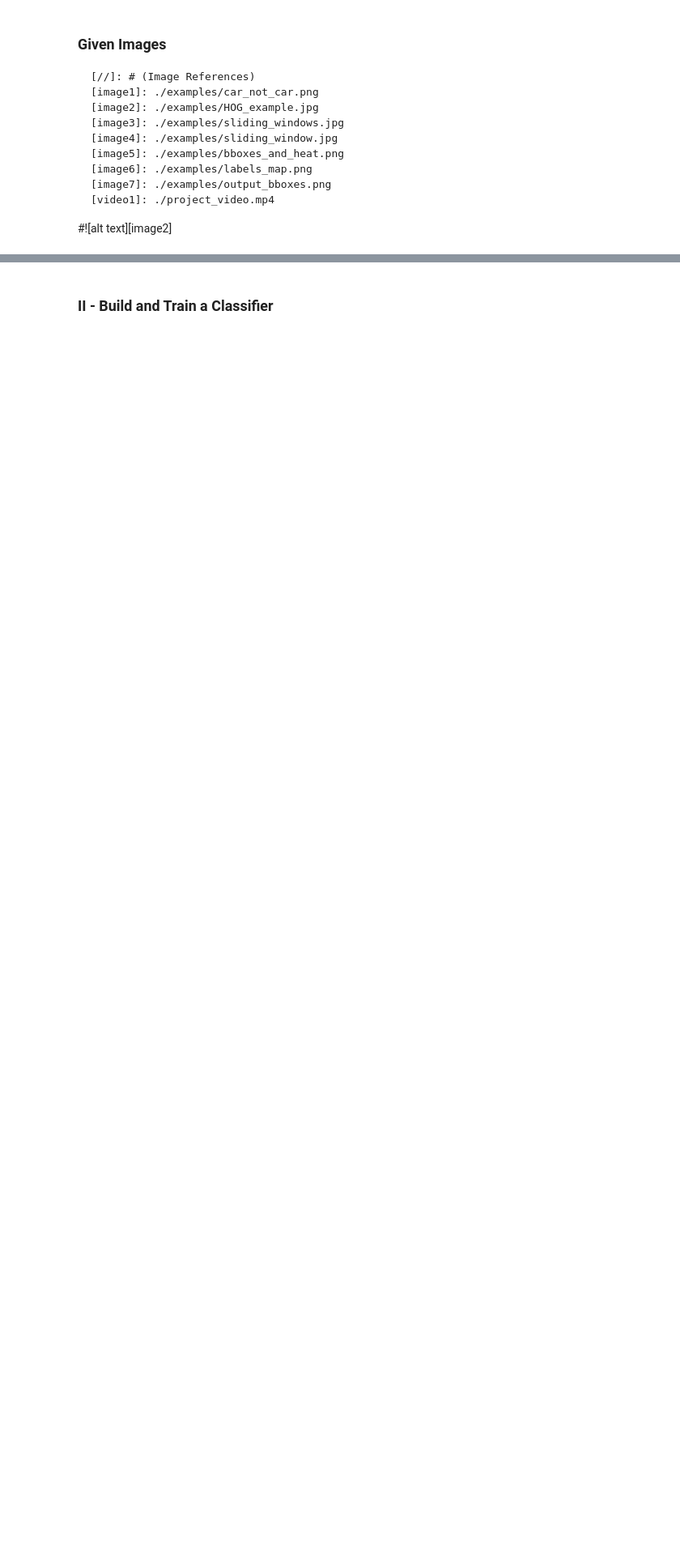
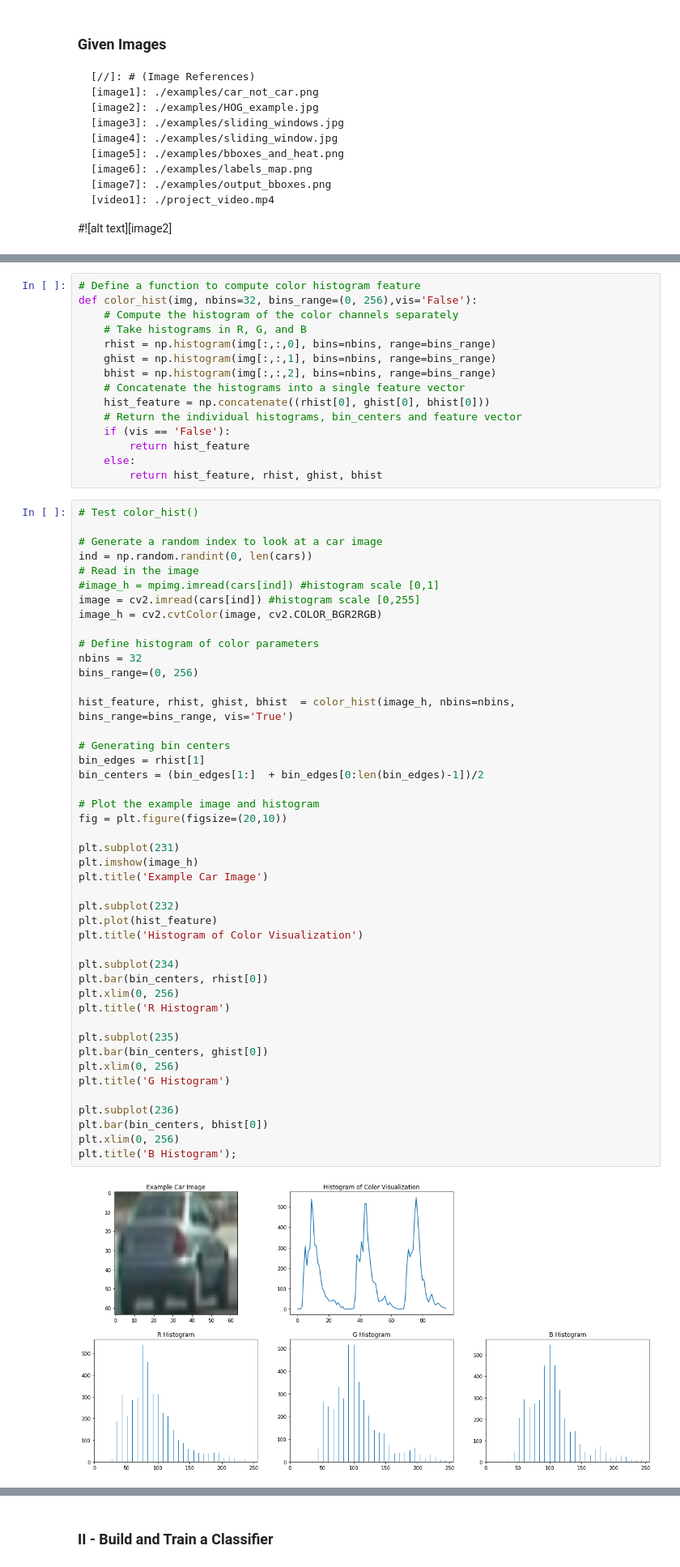
Before and after one commit to preeti-chauhan/SDCND-Project1-Vehicle-Detection-Tracking, a Jupyter notebook: P5.ipynb, the cells around one changed output, grey strips where cells are left out. Shown at 81% size. Drawn from its saved outputs; the diff is of its cells as text; blank space fills up the shorter version.

```diff
--- a/P5.ipynb
+++ b/P5.ipynb
@@ -112,0 +156,62 @@ Number of non-vehicle images:  8968
+# %%
+# Define a function to compute color histogram feature
+def color_hist(img, nbins=32, bins_range=(0, 256),vis='False'):
+    # Compute the histogram of the color channels separately
+    # Take histograms in R, G, and B
+    rhist = np.histogram(img[:,:,0], bins=nbins, range=bins_range)
+    ghist = np.histogram(img[:,:,1], bins=nbins, range=bins_range)
+    bhist = np.histogram(img[:,:,2], bins=nbins, range=bins_range)
+    # Concatenate the histograms into a single feature vector
+    hist_feature = np.concatenate((rhist[0], ghist[0], bhist[0]))
+    # Return the individual histograms, bin_centers and feature vector
+    if (vis == 'False'):
+        return hist_feature
+    else:
+        return hist_feature, rhist, ghist, bhist
+# %%
+# Test color_hist()
+
+# Generate a random index to look at a car image
+ind = np.random.randint(0, len(cars))
+# Read in the image
+#image_h = mpimg.imread(cars[ind]) #histogram scale [0,1]
+image = cv2.imread(cars[ind]) #histogram scale [0,255]
+image_h = cv2.cvtColor(image, cv2.COLOR_BGR2RGB)
+
+# Define histogram of color parameters
+nbins = 32
+bins_range=(0, 256)
+
+hist_feature, rhist, ghist, bhist  = color_hist(image_h, nbins=nbins, bins_range=bins_range, vis='True')
+
+# Generating bin centers
+bin_edges = rhist[1]
+bin_centers = (bin_edges[1:]  + bin_edges[0:len(bin_edges)-1])/2
+
+# Plot the example image and histogram
+fig = plt.figure(figsize=(20,10))
+
+plt.subplot(231)
+plt.imshow(image_h)
+plt.title('Example Car Image')
+
+plt.subplot(232)
+plt.plot(hist_feature)
+plt.title('Histogram of Color Visualization')
+
+plt.subplot(234)
+plt.bar(bin_centers, rhist[0])
+plt.xlim(0, 256)
+plt.title('R Histogram')
+
+plt.subplot(235)
+plt.bar(bin_centers, ghist[0])
+plt.xlim(0, 256)
+plt.title('G Histogram')
+
+plt.subplot(236)
+plt.bar(bin_centers, bhist[0])
+plt.xlim(0, 256)
+plt.title('B Histogram');
+# %% [output]
+[figure, added]
```
Also changed, not shown: parts of 58 cells of this notebook.
